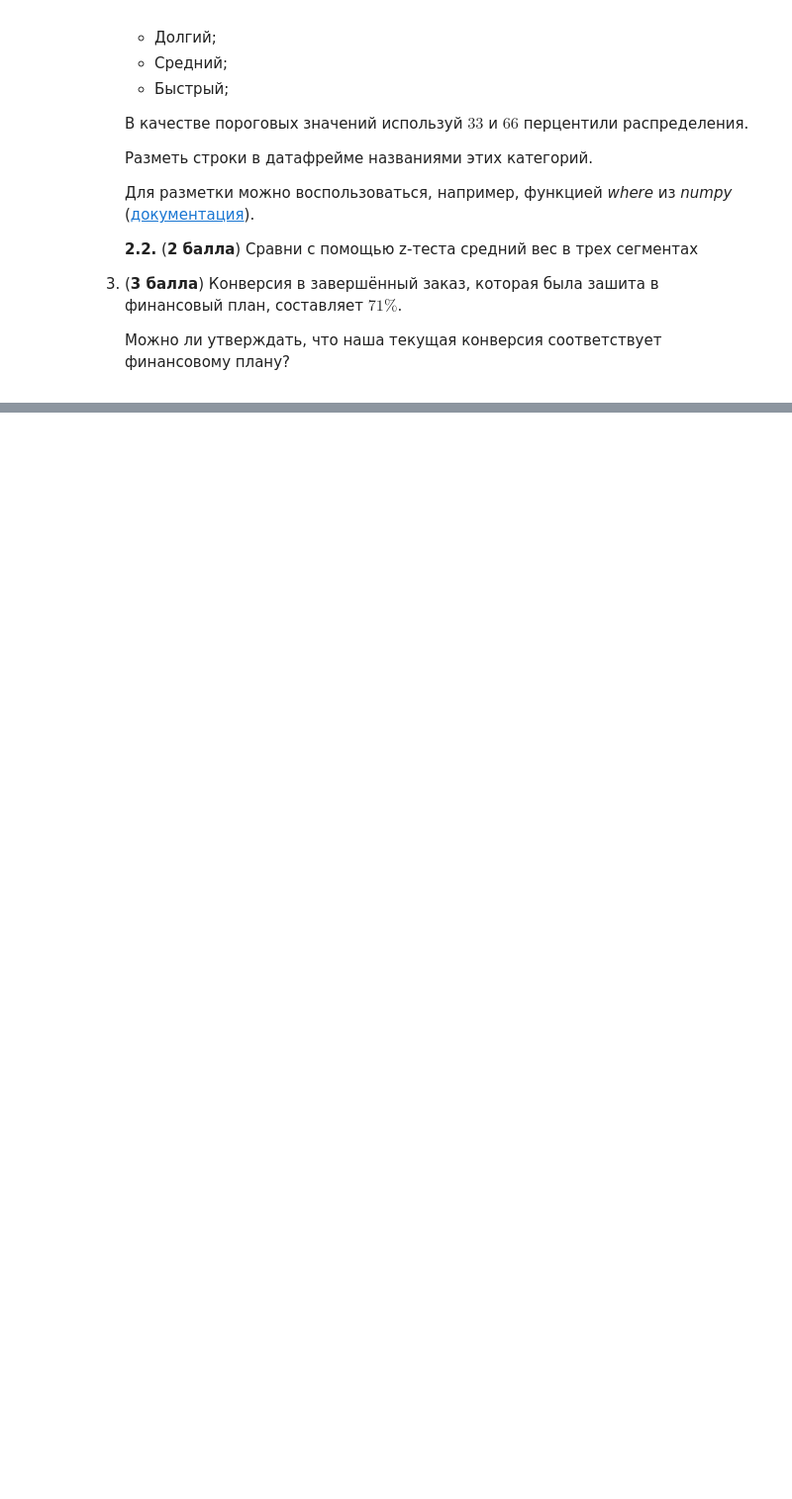
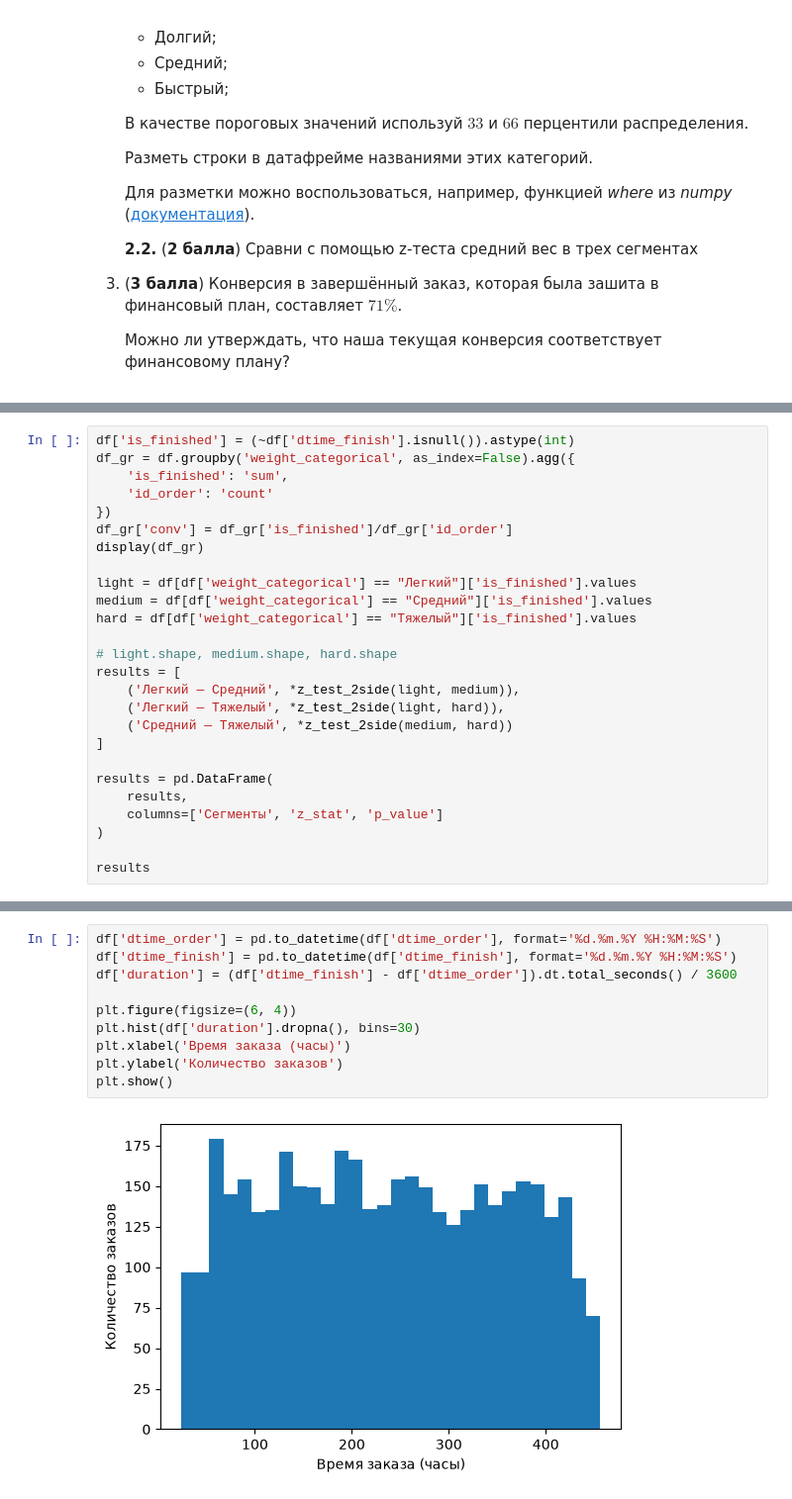
Before and after one commit to krivonosovti/CU, a Jupyter notebook: STAT/Homework/Неделя_6_🔴_Основы_статистики_Базовый_для_ML_ДЗ.ipynb, the cells around one changed output, grey strips where cells are left out. Shown at 99% size. Saved outputs shown, nothing was run; the diff lists cells and outputs as text; blank space fills up the shorter version.

```diff
--- a/STAT/Homework/Неделя_6_🔴_Основы_статистики_Базовый_для_ML_ДЗ.ipynb
+++ b/STAT/Homework/Неделя_6_🔴_Основы_статистики_Базовый_для_ML_ДЗ.ipynb
@@ -54,0 +164,26 @@ import seaborn as sns
+# %%
+df['is_finished'] = (~df['dtime_finish'].isnull()).astype(int)
+df_gr = df.groupby('weight_categorical', as_index=False).agg({
+    'is_finished': 'sum',
+    'id_order': 'count'
+})
+df_gr['conv'] = df_gr['is_finished']/df_gr['id_order']
+display(df_gr)
+
+light = df[df['weight_categorical'] == "Легкий"]['is_finished'].values
+medium = df[df['weight_categorical'] == "Средний"]['is_finished'].values
+hard = df[df['weight_categorical'] == "Тяжелый"]['is_finished'].values
+
+# light.shape, medium.shape, hard.shape
+results = [
+    ('Легкий — Средний', *z_test_2side(light, medium)),
+    ('Легкий — Тяжелый', *z_test_2side(light, hard)),
+    ('Средний — Тяжелый', *z_test_2side(medium, hard))
+]
+
+results = pd.DataFrame(
+    results,
+    columns=['Сегменты', 'z_stat', 'p_value']
+)
+
+results
@@ -54,0 +222,12 @@ import seaborn as sns
+# %%
+df['dtime_order'] = pd.to_datetime(df['dtime_order'], format='%d.%m.%Y %H:%M:%S')
+df['dtime_finish'] = pd.to_datetime(df['dtime_finish'], format='%d.%m.%Y %H:%M:%S')
+df['duration'] = (df['dtime_finish'] - df['dtime_order']).dt.total_seconds() / 3600
+
+plt.figure(figsize=(6, 4))
+plt.hist(df['duration'].dropna(), bins=30)
+plt.xlabel('Время заказа (часы)')
+plt.ylabel('Количество заказов')
+plt.show()
+# %% [output]
+[figure, added]
```
Also changed, not shown: parts of 23 cells of this notebook, 2 other files.
